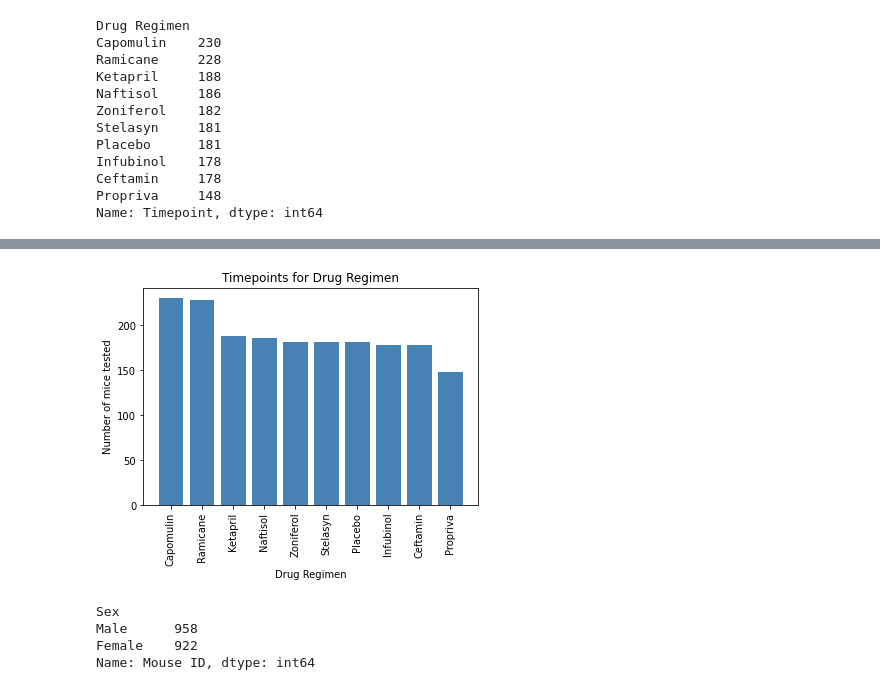
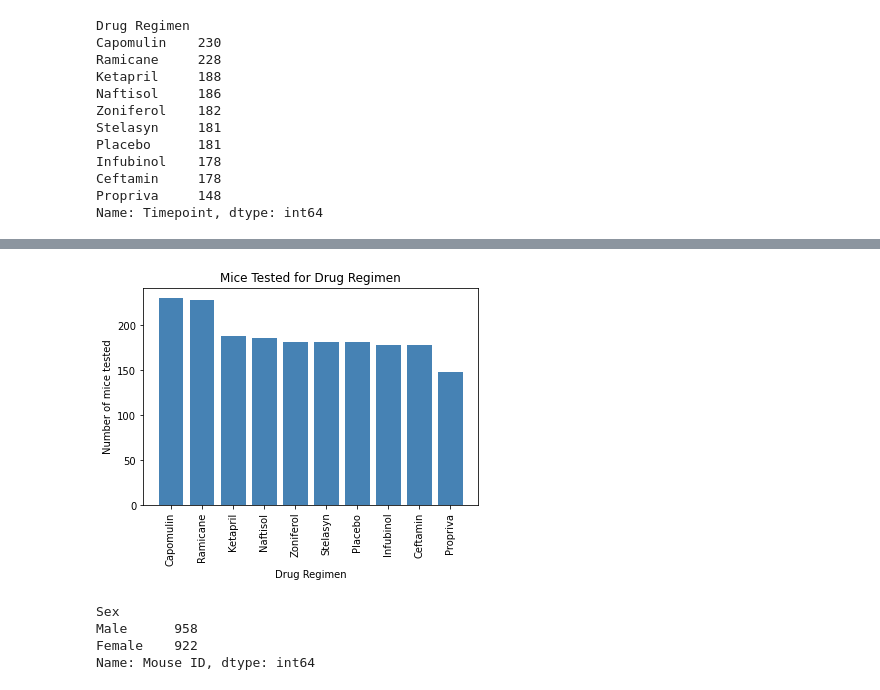
Before and after one commit to jananeesaranraj/Matplotlib, a Jupyter notebook: Pymaceuticals/Pymaceuticals.ipynb, the cells around one changed output, grey strips where cells are left out. Saved outputs shown, nothing was run; the diff lists cells and outputs as text; code cells hidden in the pictures.

```diff
--- a/Pymaceuticals/Pymaceuticals.ipynb
+++ b/Pymaceuticals/Pymaceuticals.ipynb
@@ -202,16 +207,18 @@ plt.tight_layout()
 drugs = ["Capomulin", "Ramicane", "Ketapril", "Naftisol","Zoniferol","Stelasyn","Placebo","Infubinol","Ceftamin","Propriva"]
 timepoint = [230,228,188,186,182,181,181,178,178,148]
 # %%
+# Create a bar chart based upon the above data
 x_axis = np.arange(0,len(drugs))
-plt.title("Timepoints for Drug Regimen")
+plt.title("Mice Tested for Drug Regimen")
 plt.bar(x_axis,timepoint, color='steelblue', alpha=1, align="center")
 plt.xlabel("Drug Regimen")
 plt.ylabel("Number of mice tested")
+
 # Create the ticks for our bar chart's x axis
 tick_locations = [value for value in x_axis]
 plt.xticks(tick_locations,drugs,rotation="vertical")
 plt.show()
 # %% [output]
-[figure, old version]
+[figure, new version]
 # %%
 # Generate a pie plot showing the distribution of female versus male mice using Pandas
```
Also changed, not shown: parts of 16 cells of this notebook, 12 other files.
